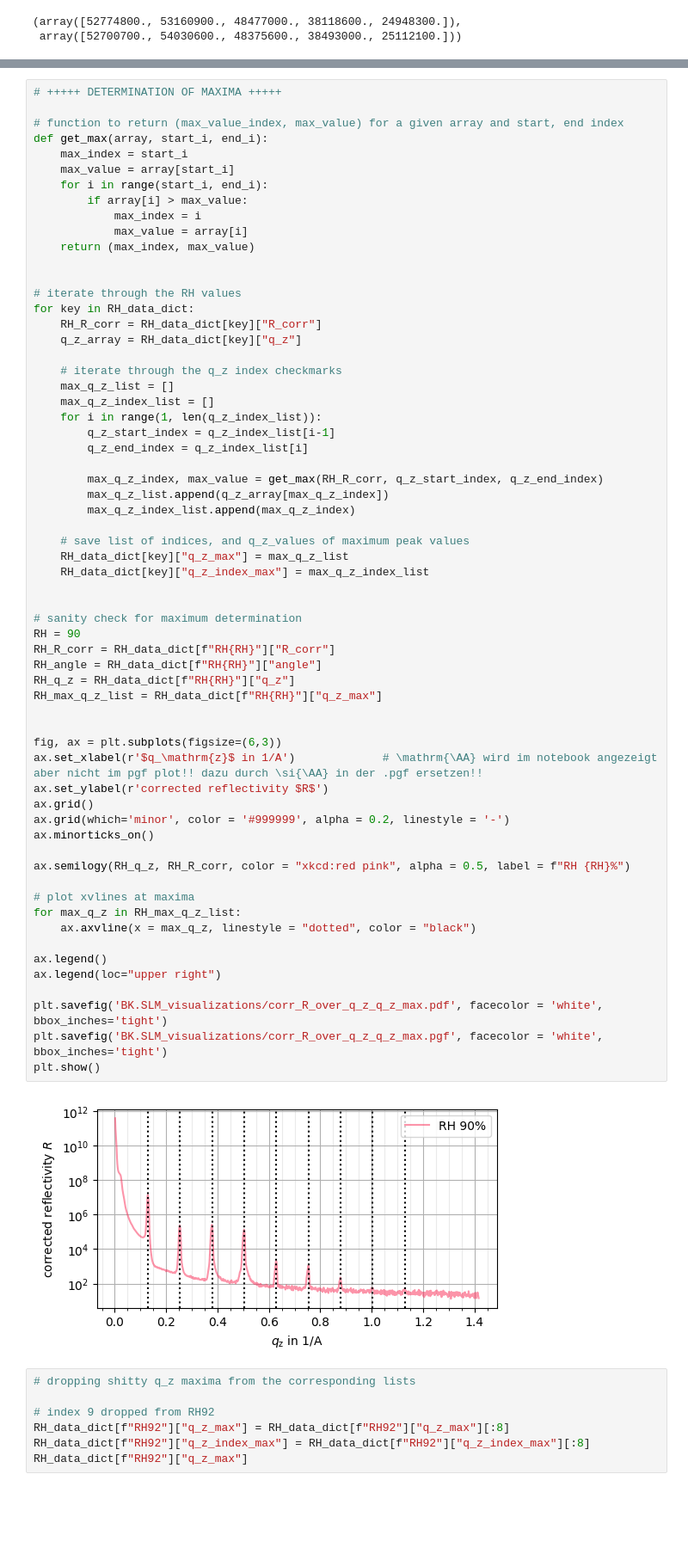
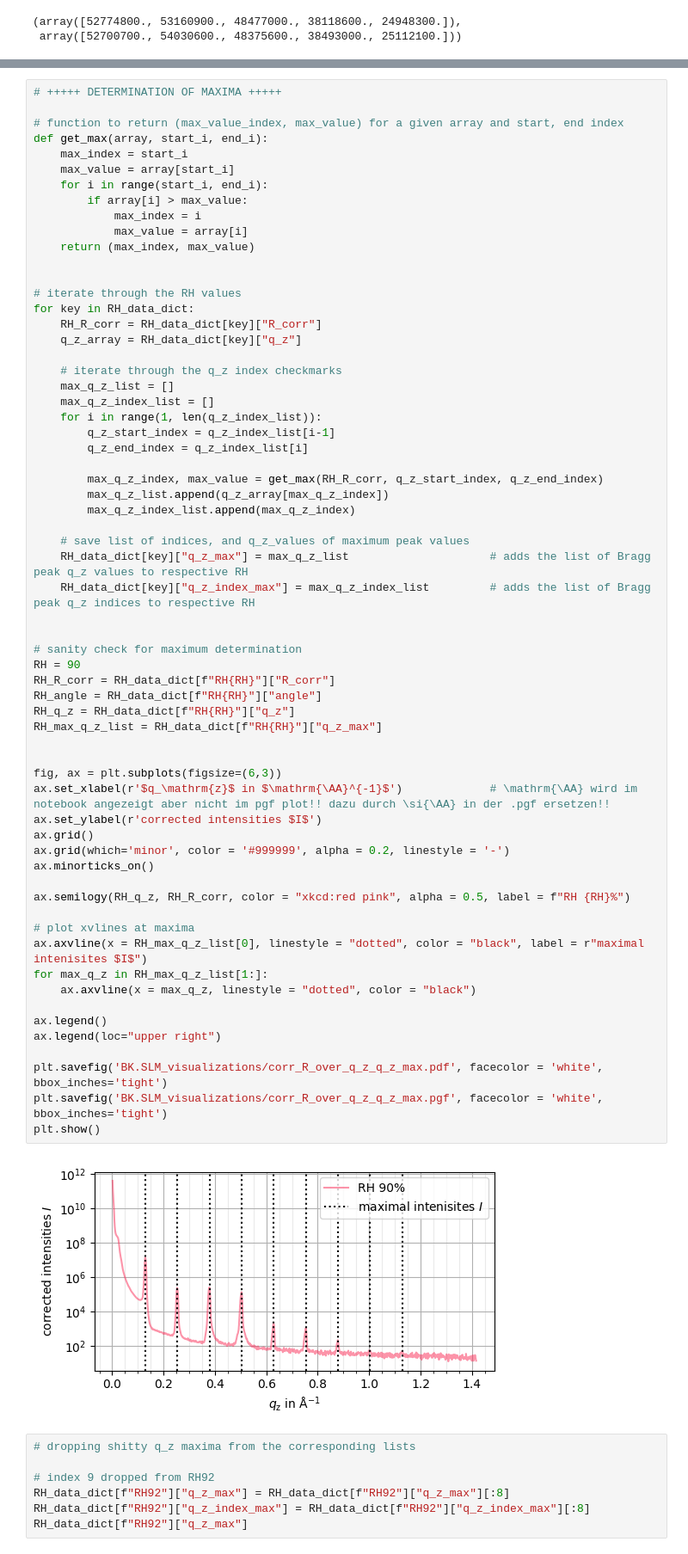
Before and after one commit to CVC97/ALC-24-25, a Jupyter notebook: BK.SLM_study_liquid_membranes/bk.slm_data_analysis.ipynb, the cells around one changed output, grey strips where cells are left out. Shown at 86% size. Saved outputs shown, nothing was run; the diff lists cells and outputs as text; blank space fills up the shorter version.

```diff
--- a/BK.SLM_study_liquid_membranes/bk.slm_data_analysis.ipynb
+++ b/BK.SLM_study_liquid_membranes/bk.slm_data_analysis.ipynb
@@ -172,39 +172,40 @@ for key in RH_data_dict:
         max_q_z_index_list.append(max_q_z_index)
 
     # save list of indices, and q_z_values of maximum peak values
-    RH_data_dict[key]["q_z_max"] = max_q_z_list
-    RH_data_dict[key]["q_z_index_max"] = max_q_z_index_list
+    RH_data_dict[key]["q_z_max"] = max_q_z_list                     # adds the list of Bragg peak q_z values to respective RH
+    RH_data_dict[key]["q_z_index_max"] = max_q_z_index_list         # adds the list of Bragg peak q_z indices to respective RH
 
 
 # sanity check for maximum determination
 RH = 90
 RH_R_corr = RH_data_dict[f"RH{RH}"]["R_corr"]
 RH_angle = RH_data_dict[f"RH{RH}"]["angle"]
 RH_q_z = RH_data_dict[f"RH{RH}"]["q_z"]
 RH_max_q_z_list = RH_data_dict[f"RH{RH}"]["q_z_max"]
 
 
 fig, ax = plt.subplots(figsize=(6,3))
-ax.set_xlabel(r'$q_\mathrm{z}$ in 1/A')             # \mathrm{\AA} wird im notebook angezeigt aber nicht im pgf plot!! dazu durch \si{\AA} in der .pgf ersetzen!!
-ax.set_ylabel(r'corrected reflectivity $R$')
+ax.set_xlabel(r'$q_\mathrm{z}$ in $\mathrm{\AA}^{-1}$')             # \mathrm{\AA} wird im notebook angezeigt aber nicht im pgf plot!! dazu durch \si{\AA} in der .pgf ersetzen!!
+ax.set_ylabel(r'corrected intensities $I$')
 ax.grid()
 ax.grid(which='minor', color = '#999999', alpha = 0.2, linestyle = '-')
 ax.minorticks_on()
 
 ax.semilogy(RH_q_z, RH_R_corr, color = "xkcd:red pink", alpha = 0.5, label = f"RH {RH}%")
 
 # plot xvlines at maxima
-for max_q_z in RH_max_q_z_list:
+ax.axvline(x = RH_max_q_z_list[0], linestyle = "dotted", color = "black", label = r"maximal intenisites $I$")
+for max_q_z in RH_max_q_z_list[1:]:
     ax.axvline(x = max_q_z, linestyle = "dotted", color = "black")
 
 ax.legend()
 ax.legend(loc="upper right")
 
 plt.savefig('BK.SLM_visualizations/corr_R_over_q_z_q_z_max.pdf', facecolor = 'white', bbox_inches='tight')
 plt.savefig('BK.SLM_visualizations/corr_R_over_q_z_q_z_max.pgf', facecolor = 'white', bbox_inches='tight')
 plt.show()
 # %% [output]
-[figure, old version]
+[figure, new version]
 # %%
 # dropping shitty q_z maxima from the corresponding lists
 
```
Also changed, not shown: parts of 3 cells of this notebook, 10 other files.
